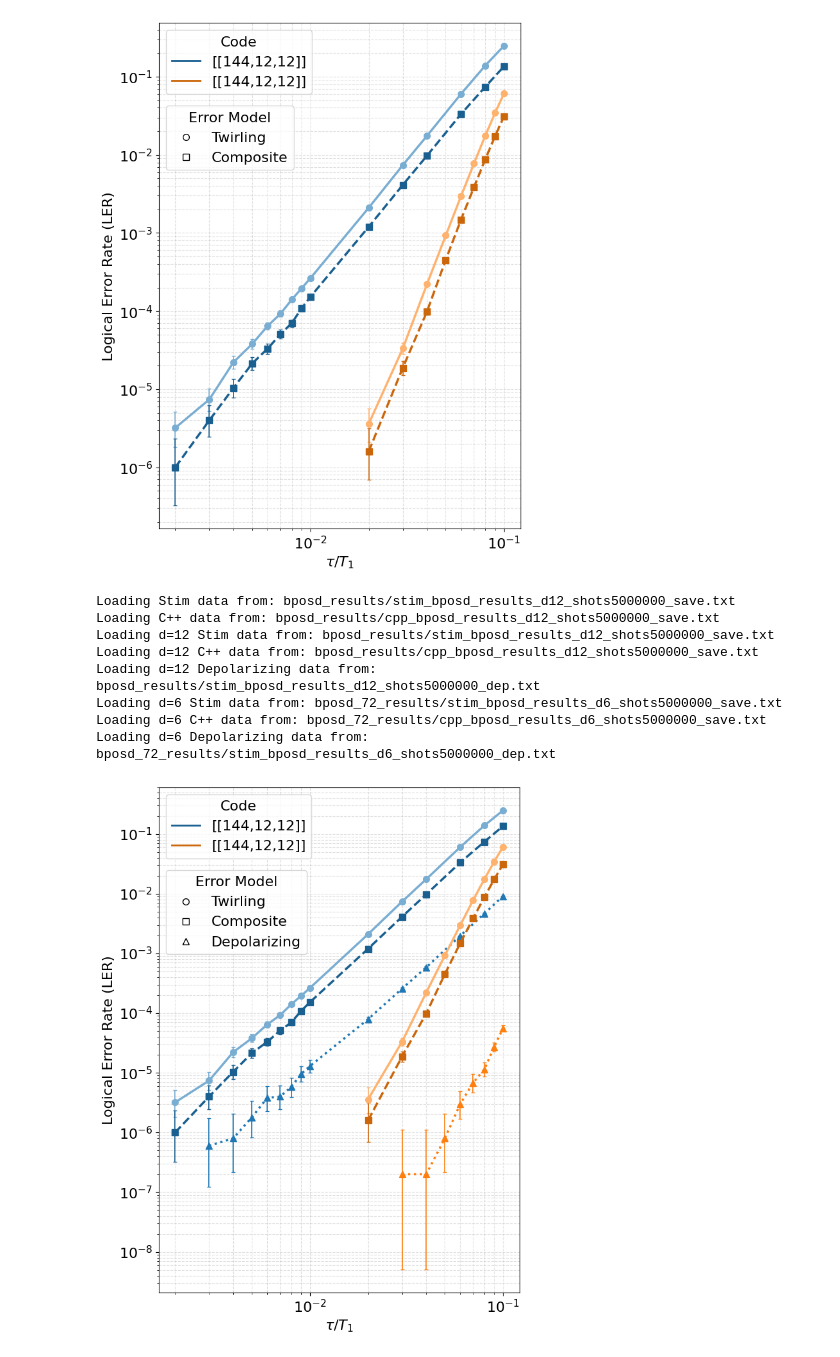
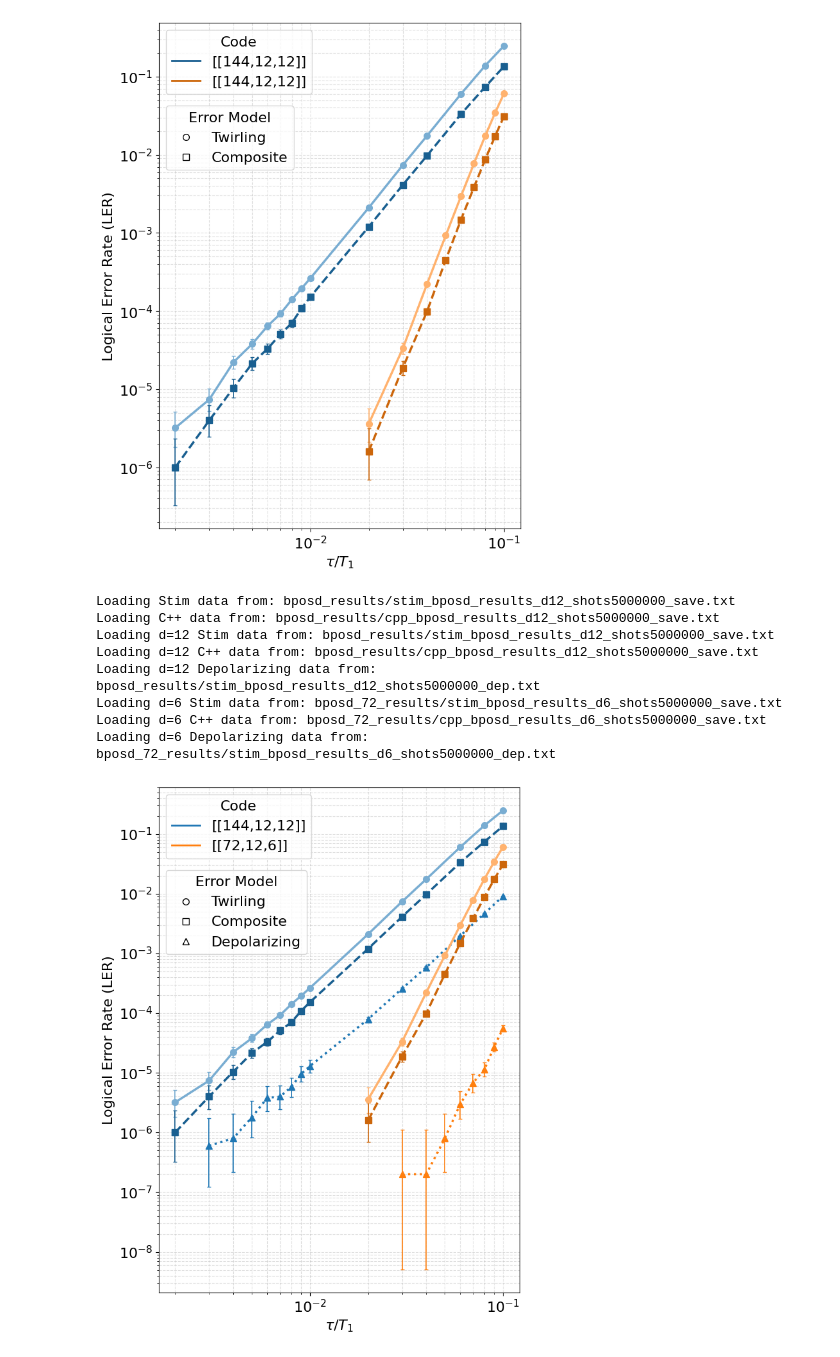
Before and after one commit to pnnl/NWQ-Sim, a Jupyter notebook: stabilizer/damping_work/qPLDC-circuits/tomas/bb_code_ler.ipynb, the cells around one changed output. Cells and saved outputs as stored; diff of their text form; code cells hidden in the pictures.

Commit message:
graphs

```diff
--- a/stabilizer/damping_work/qPLDC-circuits/tomas/bb_code_ler.ipynb
+++ b/stabilizer/damping_work/qPLDC-circuits/tomas/bb_code_ler.ipynb
@@ -1135,8 +1135,9 @@ for i, d in enumerate(sorted(stim_results.keys())):
     #     for xv, yv in zip(x_vals[cpp_zero], cpp_hi[cpp_zero]):
     #         plt.plot([xv, xv], [yv*0.97, yv], color=cpp_color, lw=1)
 
-    if plotted_any:
-        color_handles.append(Line2D([0], [0], color=cpp_color, lw=2, label=f'[[144,12,12]]'))
+if plotted_any:
+    color_handles.append(Line2D([0], [0], color=cmap(0 % cmap.N), lw=2, label=f'[[144,12,12]]'))
+    color_handles.append(Line2D([0], [0], color=cmap(1 % cmap.N), lw=2, label=f'[[72,12,6]]'))
 
 plt.xlabel(r"$\tau / T_1$")
 plt.ylabel("Logical Error Rate (LER)")
@@ -1156,31 +1157,31 @@ shape_handles = [
            markerfacecolor='white', markeredgecolor='black',
            color='black', markersize=7, label='Composite'),
     Line2D([0], [0], marker='^', linestyle='None',
            markerfacecolor='white', markeredgecolor='black',
            color='black', markersize=7, label='Depolarizing'),
     # Line2D([0], [0], marker='v', linestyle='None',
     #        markerfacecolor='white', markeredgecolor='black',
     #        color='black', markersize=7, label='95% upper limit (k=0)'),
 ]
 shape_legend = ax.legend(handles=shape_handles, title='Error Model',
                          loc='upper left', bbox_to_anchor=[0,.85])
 ax.add_artist(shape_legend)
 
 # Legend 2: distance colors (dark only)
 if color_handles:
     ax.legend(handles=color_handles, title='Code', loc='upper left', ncol=1)
 
 # Save figure
 plt.tight_layout()
 plt.savefig(f'../../figures/bb_code_LER_{SHOTS}_from_saved.pdf', dpi=500, bbox_inches='tight')
 plt.show()
 # %% [output]
 Loading Stim data from: bposd_results/stim_bposd_results_d12_shots5000000_save.txt
 Loading C++ data from: bposd_results/cpp_bposd_results_d12_shots5000000_save.txt
 Loading d=12 Stim data from: bposd_results/stim_bposd_results_d12_shots5000000_save.txt
 Loading d=12 C++ data from: bposd_results/cpp_bposd_results_d12_shots5000000_save.txt
 Loading d=12 Depolarizing data from: bposd_results/stim_bposd_results_d12_shots5000000_dep.txt
 Loading d=6 Stim data from: bposd_72_results/stim_bposd_results_d6_shots5000000_save.txt
 Loading d=6 C++ data from: bposd_72_results/cpp_bposd_results_d6_shots5000000_save.txt
 Loading d=6 Depolarizing data from: bposd_72_results/stim_bposd_results_d6_shots5000000_dep.txt
-[figure, old version]
+[figure, new version]
```
Also changed, not shown: 1 other file.
